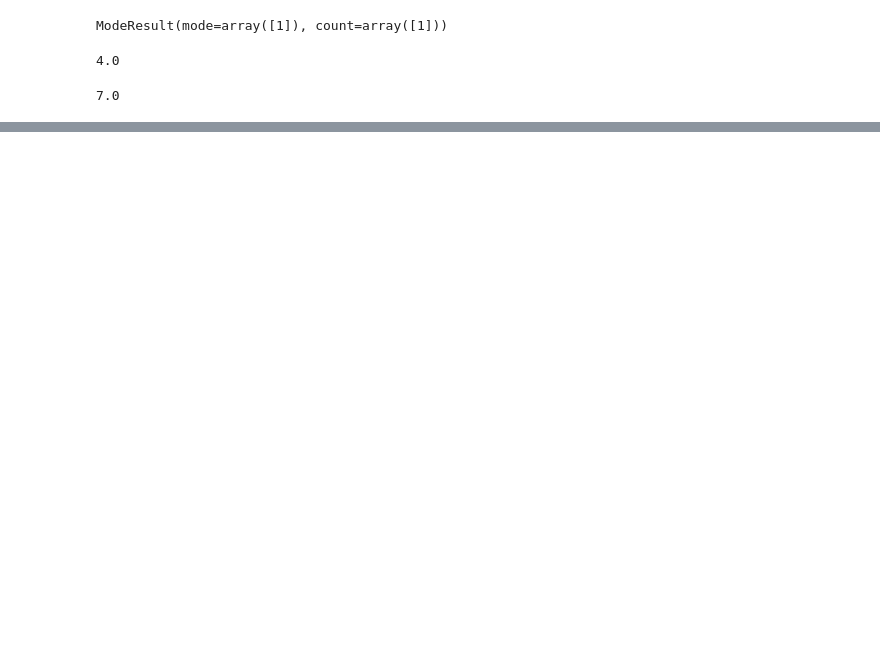
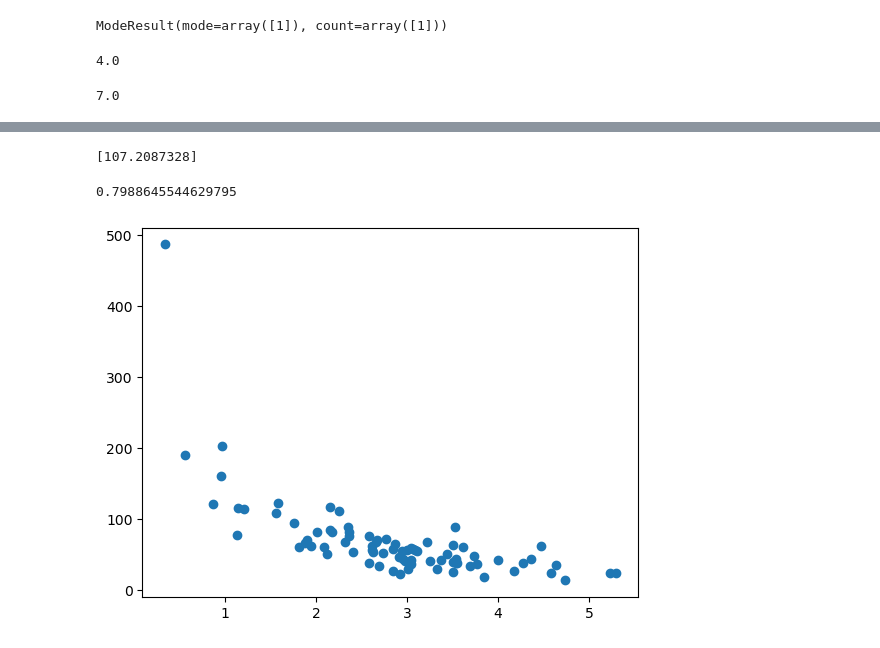
Before and after one commit to AqsaAshfaq07/Python_Basics, a Jupyter notebook: python_basics.ipynb, the cells around one changed output, grey strips where cells are left out. Drawn from its saved outputs; the diff is of its cells as text; code cells hidden in the pictures; blank space fills up the shorter version.

```diff
--- a/python_basics.ipynb
+++ b/python_basics.ipynb
@@ -464,0 +523,11 @@ array([114.75968007])
+# %%
+# Scaling and Linear Regression
+regr = linear_model.LinearRegression()
+regr.fit(scaledX, y)
+
+scaled = scale.transform([[2300, 1300]])
+
+predicted_output = regr.predict([scaled[0]])
+print(predicted_output)
+# %% [output]
+[107.2087328]
@@ -464,0 +536,25 @@ array([114.75968007])
+# %%
+from sklearn.metrics import r2_score
+np.random.seed(2)
+
+x = np.random.normal(3, 1, 100)
+y = np.random.normal(150, 40, 100) / x
+
+train_x = x[:80]
+train_y = y[:80]
+
+test_x = x[80:]
+test_y = y[80:]
+
+mymodel = np.poly1d(np.polyfit(train_x, train_y, 4))
+
+r2 = r2_score(train_y, mymodel(train_x))
+
+print(r2)
+# %% [output]
+0.7988645544629795
+# %%
+plt.scatter(train_x, train_y)   # display training data set
+plt.show()
+# %% [output]
+[figure, added]
```
Also changed, not shown: parts of 58 cells of this notebook.
